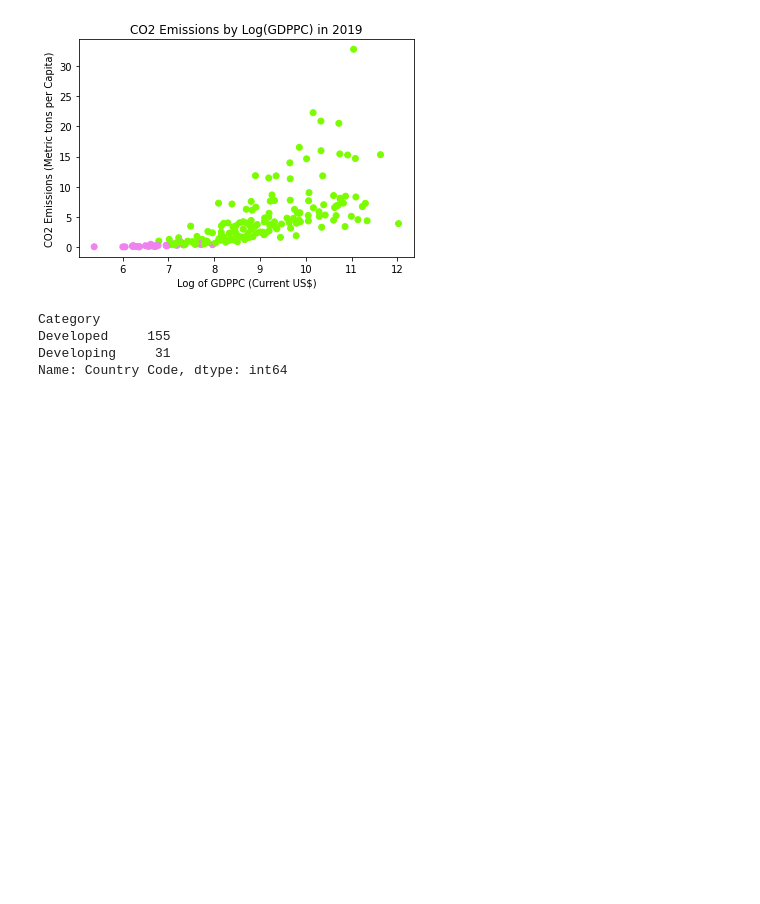
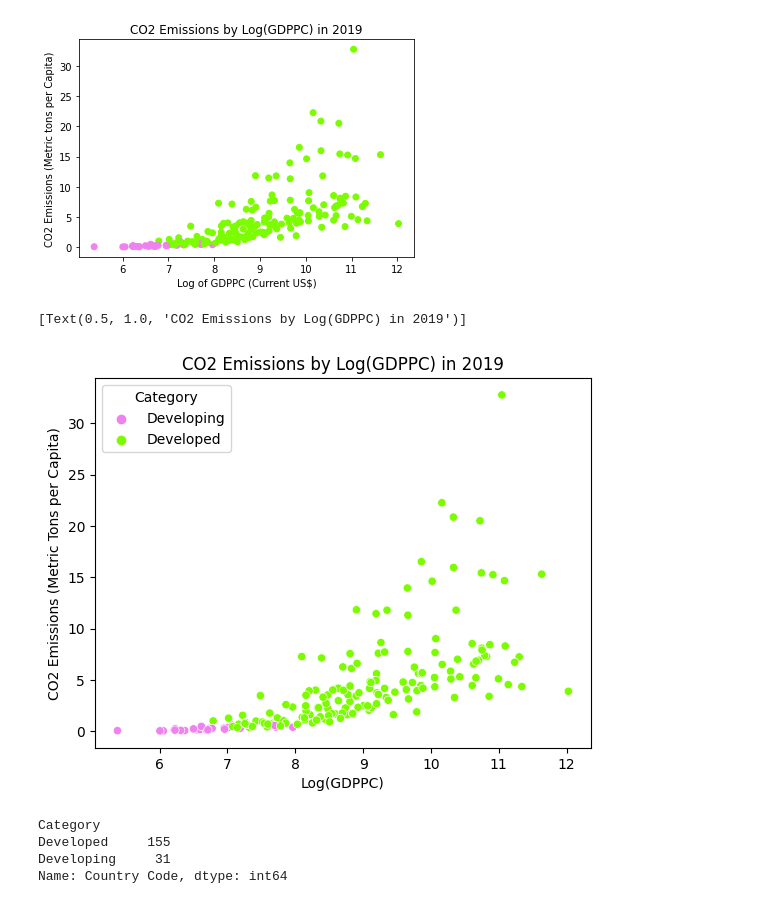
Before and after one commit to j-chu33/Senior-Project-Winter-2023, a Jupyter notebook: Senior_Project_Graphs.ipynb, the cells around one changed output. Saved outputs shown, nothing was run; the diff lists cells and outputs as text; code cells hidden in the pictures; blank space fills up the shorter version.

```diff
--- a/Senior_Project_Graphs.ipynb
+++ b/Senior_Project_Graphs.ipynb
@@ -311,6 +314,13 @@ plt.ylabel('CO2 Emissions (Metric tons per Capita)')
 # %% [output]
 Text(0, 0.5, 'CO2 Emissions (Metric tons per Capita)')
 [figure]
+# %%
+colors = {'Developed':'lawngreen', 'Developing':'violet'}
+
+sns.scatterplot(x='Log(GDPPC)', y='CO2 Emissions (Metric Tons per Capita)', data=df_2019, hue="Category", palette = colors).set(title='CO2 Emissions by Log(GDPPC) in 2019')
+# %% [output]
+[Text(0.5, 1.0, 'CO2 Emissions by Log(GDPPC) in 2019')]
+[figure, added]
 # %%
 # See the number of developed vs developing countries in the dataset in 2019
 df_2019.groupby('Category')['Country Code'].size()
```
Also changed, not shown: parts of 16 cells of this notebook.
